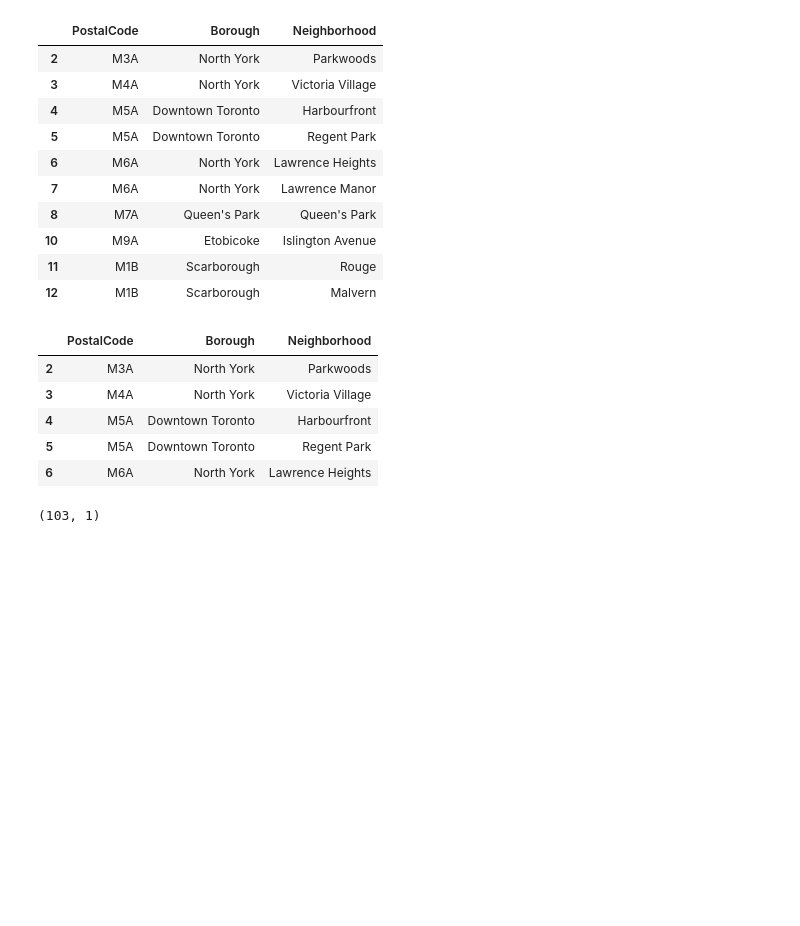
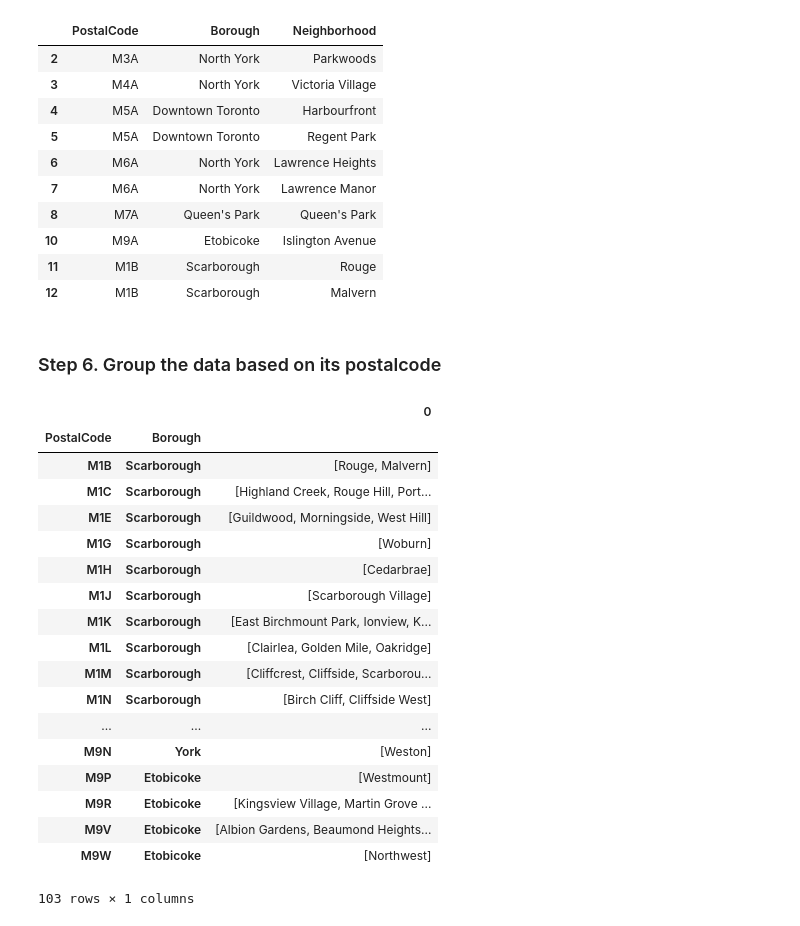
Before and after one commit to YuchiBai/Capsotne_project, a Jupyter notebook: beautifulsoup.ipynb, the cells around one changed output. Cells and saved outputs as stored; diff of their text form; code cells hidden in the pictures; blank space fills up the shorter version.

```diff
--- a/beautifulsoup.ipynb
+++ b/beautifulsoup.ipynb
@@ -165,20 +165,32 @@ See the caveats in the documentation: http://pandas.pydata.org/pandas-docs/stabl
 | 10 | M9A | Etobicoke | Islington Avenue |
 | 11 | M1B | Scarborough | Rouge |
 | 12 | M1B | Scarborough | Malvern |
-# %%
-clean_df.head()
-# %% [output]
-|  | PostalCode | Borough | Neighborhood |
-| 2 | M3A | North York | Parkwoods |
-| 3 | M4A | North York | Victoria Village |
-| 4 | M5A | Downtown Toronto | Harbourfront |
-| 5 | M5A | Downtown Toronto | Regent Park |
-| 6 | M6A | North York | Lawrence Heights |
+# %% [markdown]
+### Step 6. Group the data based on its postalcode
 # %%
 data = clean_df
 
-group_data = df.groupby(['PostalCode','Borough'],as_index=1)['Neighborhood'].apply(lambda x: "[%s]" % ', '.join(x)) # use ".groupby" and ".apply" method to save the group data
+group_data = clean_df.groupby(['PostalCode','Borough'],as_index=0,group_keys=1)['Neighborhood'].apply(lambda x: "[%s]" % ', '.join(x)) # use ".groupby" and ".apply" method to save the group data
 group_data = pd.DataFrame(group_data)
-group_data.shape
+
+group_data
 # %% [output]
+|  |  | 0 |
+| PostalCode | Borough |  |
+| M1B | Scarborough | [Rouge, Malvern] |
+| M1C | Scarborough | [Highland Creek, Rouge Hill, Port... |
+| M1E | Scarborough | [Guildwood, Morningside, West Hill] |
+| M1G | Scarborough | [Woburn] |
+| M1H | Scarborough | [Cedarbrae] |
+| M1J | Scarborough | [Scarborough Village] |
+| M1K | Scarborough | [East Birchmount Park, Ionview, K... |
+| M1L | Scarborough | [Clairlea, Golden Mile, Oakridge] |
+| M1M | Scarborough | [Cliffcrest, Cliffside, Scarborou... |
+| M1N | Scarborough | [Birch Cliff, Cliffside West] |
+| ... | ... | ... |
+| M9N | York | [Weston] |
+| M9P | Etobicoke | [Westmount] |
+| M9R | Etobicoke | [Kingsview Village, Martin Grove ... |
+| M9V | Etobicoke | [Albion Gardens, Beaumond Heights... |
+| M9W | Etobicoke | [Northwest] |
-(103, 1)
+103 rows × 1 columns
```
